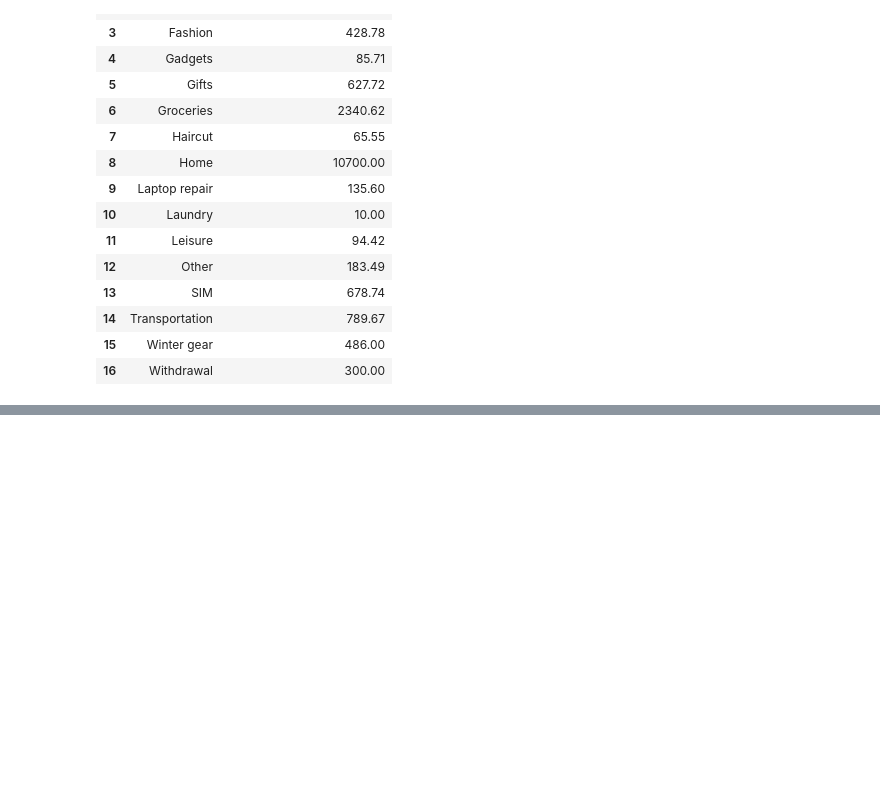
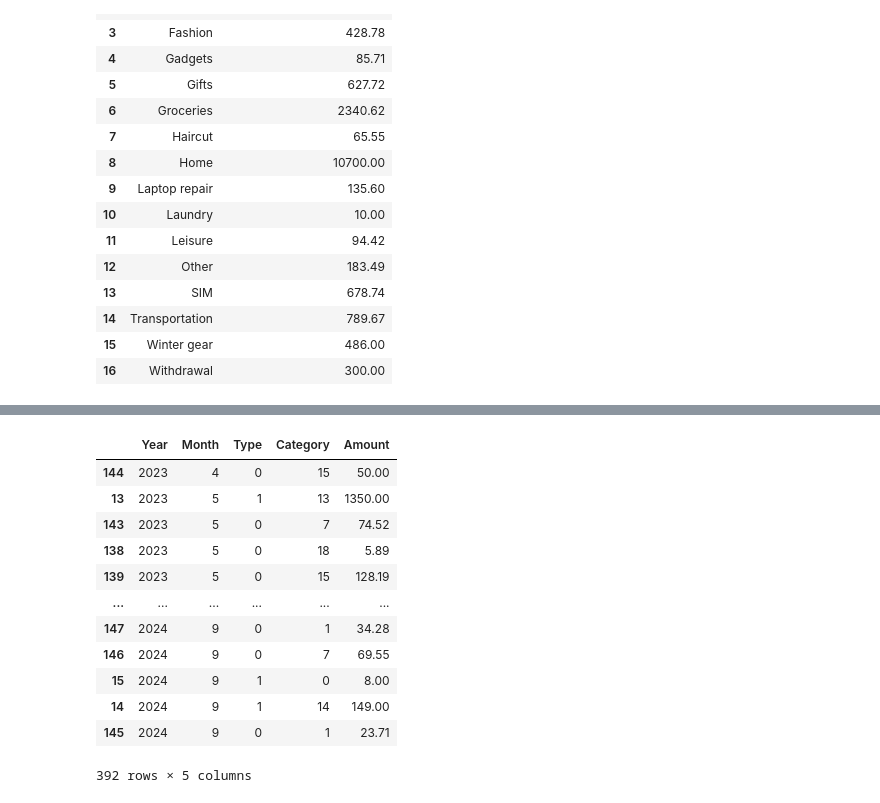
Before and after one commit to sudhanshrestha/ChatFinancial, a Jupyter notebook: financial_anlysis.ipynb, the cells around one changed output, grey strips where cells are left out. Saved outputs shown, nothing was run; the diff lists cells and outputs as text; code cells hidden in the pictures; blank space fills up the shorter version.

```diff
--- a/financial_anlysis.ipynb
+++ b/financial_anlysis.ipynb
@@ -147,3 +146,13 @@ fig = px.line(df_grouped,
              )
 
 fig.show()
+# %%
+# preping data
+df
+# # One-Hot Encoding for 'Category'
+# df = pd.get_dummies(df, columns=['Category'], drop_first=True)
+
+# Label Encoding for 'spending_type' and 'Category'
+label_encoder = LabelEncoder()
+df['spending_type_encoded'] = label_encoder.fit_transform(df['spending_type'])
+df['Category_encoded'] = label_encoder.fit_transform(df['Category'])
@@ -149,0 +211,3 @@ fig.show()
+# %%
+df.drop(columns=['Category', 'spending_type'], inplace=True)
+df
@@ -149,0 +228,31 @@ fig.show()
+# %%
+# sperating date by year and month and day
+df['Year'] = pd.DatetimeIndex(df['Date and time']).year
+df['Month'] = pd.DatetimeIndex(df['Date and time']).month
+# df['Day'] = pd.DatetimeIndex(df['Date and time']).day
+
+df.drop(columns=['Date and time'], inplace=True)
+df
+#renaming columns
+df = df.rename(columns={'Category_encoded': 'Category', 'spending_type_encoded': 'Type', 'Amount in default currency': 'Amount',})
+
+#renaming columns
+df = df.rename(columns={'Category_encoded': 'Category', 'spending_type_encoded': 'Type', 'Ammount in default currency': 'Amount',})
+
+# reordering columns
+df = df[['Year', 'Month', 'Type', 'Category', 'Amount']]
+df
+# %% [output]
+|  | Year | Month | Type | Category | Amount |
+| 144 | 2023 | 4 | 0 | 15 | 50.00 |
+| 13 | 2023 | 5 | 1 | 13 | 1350.00 |
+| 143 | 2023 | 5 | 0 | 7 | 74.52 |
+| 138 | 2023 | 5 | 0 | 18 | 5.89 |
+| 139 | 2023 | 5 | 0 | 15 | 128.19 |
+| ... | ... | ... | ... | ... | ... |
+| 147 | 2024 | 9 | 0 | 1 | 34.28 |
+| 146 | 2024 | 9 | 0 | 7 | 69.55 |
+| 15 | 2024 | 9 | 1 | 0 | 8.00 |
+| 14 | 2024 | 9 | 1 | 14 | 149.00 |
+| 145 | 2024 | 9 | 0 | 1 | 23.71 |
+392 rows × 5 columns
```
Also changed, not shown: parts of 15 cells of this notebook, 1 other file.
